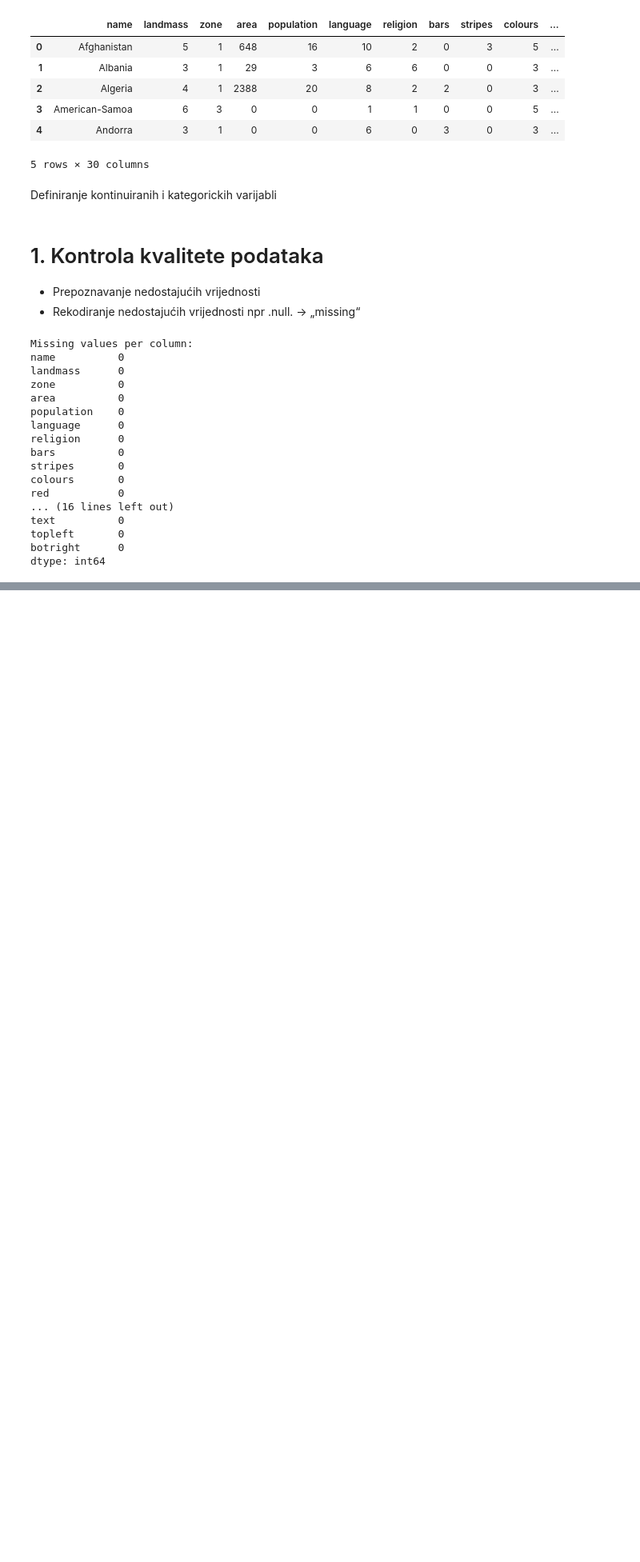
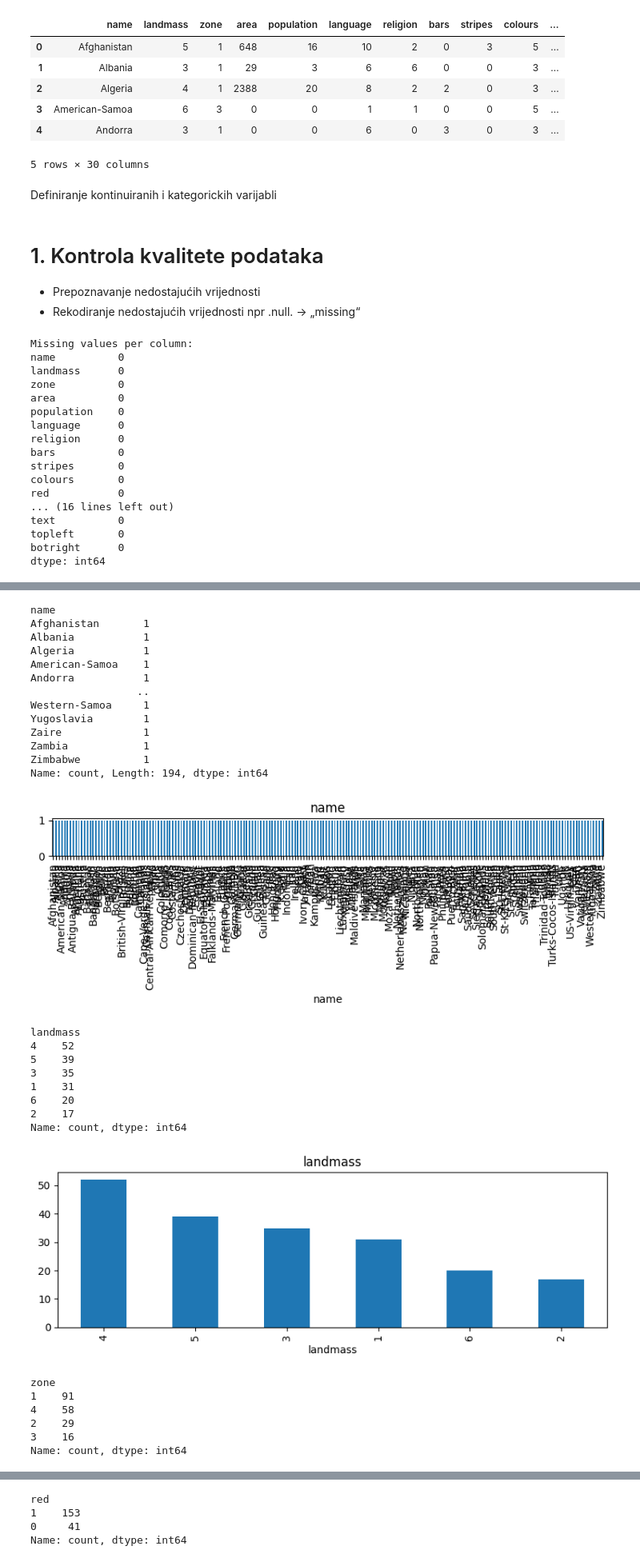
Before and after one commit to TihomirPop/NOSQL_BDA, a Jupyter notebook: 2. dio/zadatak2.ipynb, the cells around one changed output, grey strips where cells are left out. Shown at 80% size. Saved outputs shown, nothing was run; the diff lists cells and outputs as text; code cells hidden in the pictures; blank space fills up the shorter version.

```diff
--- a/2. dio/zadatak2.ipynb
+++ b/2. dio/zadatak2.ipynb
@@ -55,0 +79,38 @@ dtype: int64
+# %%
+# Frekvencije i stupčasti grafikoni za kategoričke varijable
+for col in kategorickeVarijable:
+    counts = df[col].value_counts()
+    print(f"\n{counts}\n")
+    counts.plot(kind='bar', title=col, figsize=(8, 3))
+    plt.tight_layout()
+    plt.show()
+# %% [output]
+name
+Afghanistan       1
+Albania           1
+Algeria           1
+American-Samoa    1
+Andorra           1
+                 ..
+Western-Samoa     1
+Yugoslavia        1
+Zaire             1
+Zambia            1
+Zimbabwe          1
+Name: count, Length: 194, dtype: int64
+[figure, added]
+landmass
+4    52
+5    39
+3    35
+1    31
+6    20
+2    17
+Name: count, dtype: int64
+[figure, added]
+zone
+1    91
+4    58
+2    29
+3    16
+Name: count, dtype: int64
@@ -55,0 +142,4 @@ dtype: int64
+red
+1    153
+0     41
+Name: count, dtype: int64
```
Also changed, not shown: parts of 5 cells of this notebook.
